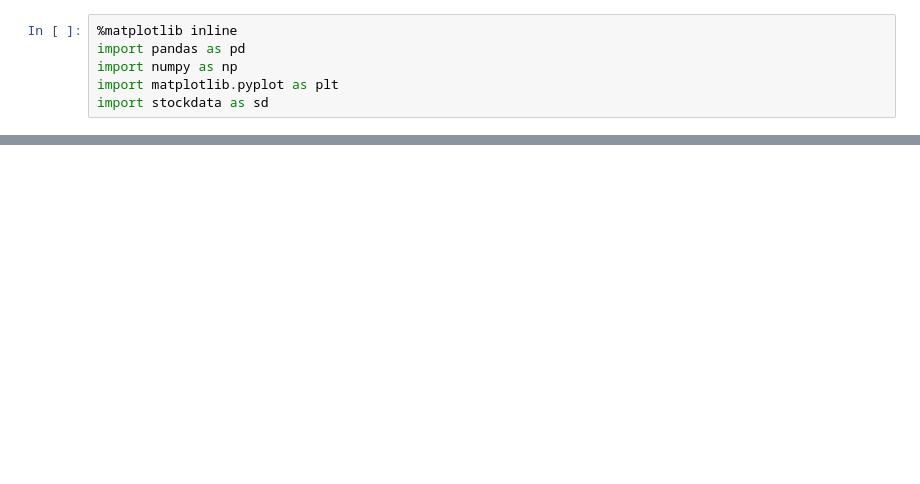
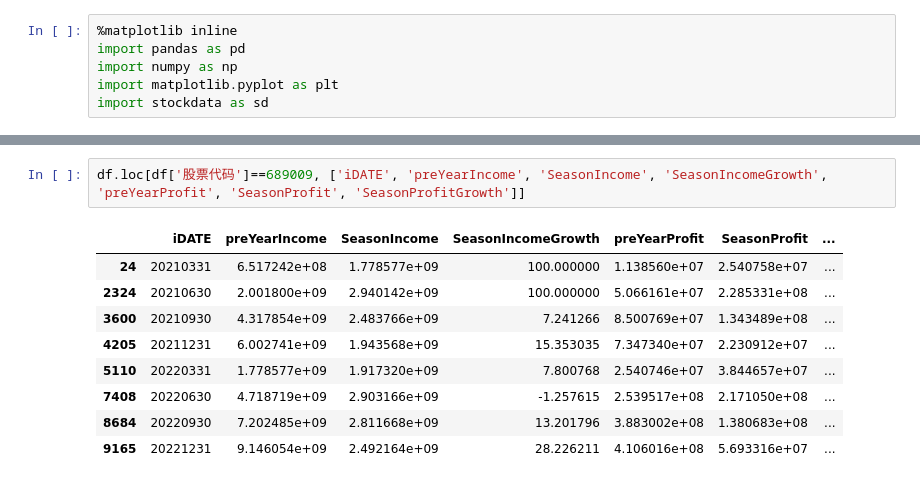
Before and after one commit to jwkfreedom/quant, a Jupyter notebook: stock_test.ipynb, the cells around one changed output, grey strips where cells are left out. Drawn from its saved outputs; the diff is of its cells as text; blank space fills up the shorter version.

```diff
--- a/stock_test.ipynb
+++ b/stock_test.ipynb
@@ -31 +32,13 @@ stock = 603065
+# %%
+df.loc[df['股票代码']==689009, ['iDATE', 'preYearIncome', 'SeasonIncome', 'SeasonIncomeGrowth', 'preYearProfit', 'SeasonProfit', 'SeasonProfitGrowth']]
+# %% [output]
+|  | iDATE | preYearIncome | SeasonIncome | SeasonIncomeGrowth | preYearProfit | SeasonProfit | ... |
+| 24 | 20210331 | 6.517242e+08 | 1.778577e+09 | 100.000000 | 1.138560e+07 | 2.540758e+07 | ... |
+| 2324 | 20210630 | 2.001800e+09 | 2.940142e+09 | 100.000000 | 5.066161e+07 | 2.285331e+08 | ... |
+| 3600 | 20210930 | 4.317854e+09 | 2.483766e+09 | 7.241266 | 8.500769e+07 | 1.343489e+08 | ... |
+| 4205 | 20211231 | 6.002741e+09 | 1.943568e+09 | 15.353035 | 7.347340e+07 | 2.230912e+07 | ... |
+| 5110 | 20220331 | 1.778577e+09 | 1.917320e+09 | 7.800768 | 2.540746e+07 | 3.844657e+07 | ... |
+| 7408 | 20220630 | 4.718719e+09 | 2.903166e+09 | -1.257615 | 2.539517e+08 | 2.171050e+08 | ... |
+| 8684 | 20220930 | 7.202485e+09 | 2.811668e+09 | 13.201796 | 3.883002e+08 | 1.380683e+08 | ... |
+| 9165 | 20221231 | 9.146054e+09 | 2.492164e+09 | 28.226211 | 4.106016e+08 | 5.693316e+07 | ... |
 # %%
```
Also changed, not shown: parts of 4 cells of this notebook, 4 other files.
